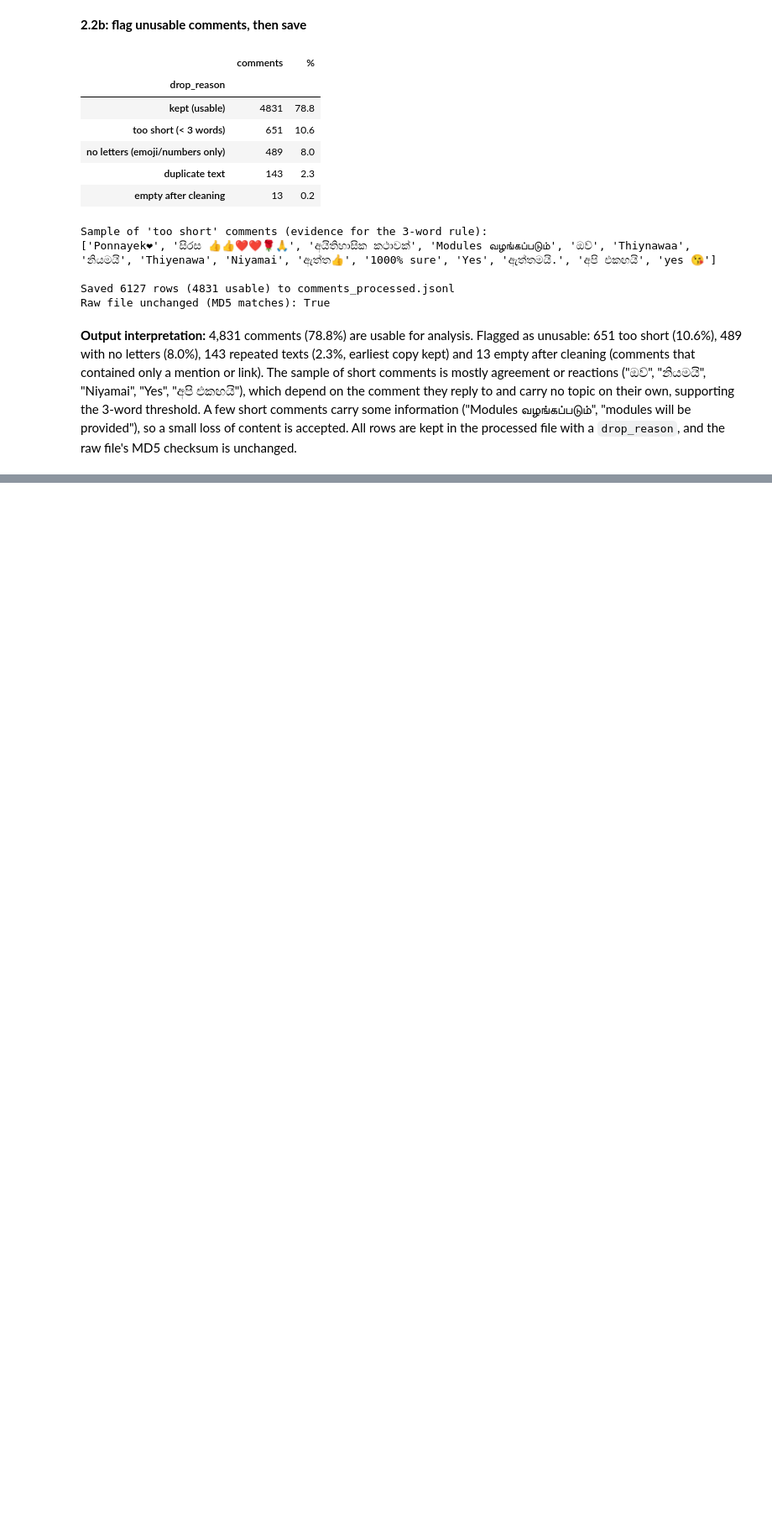
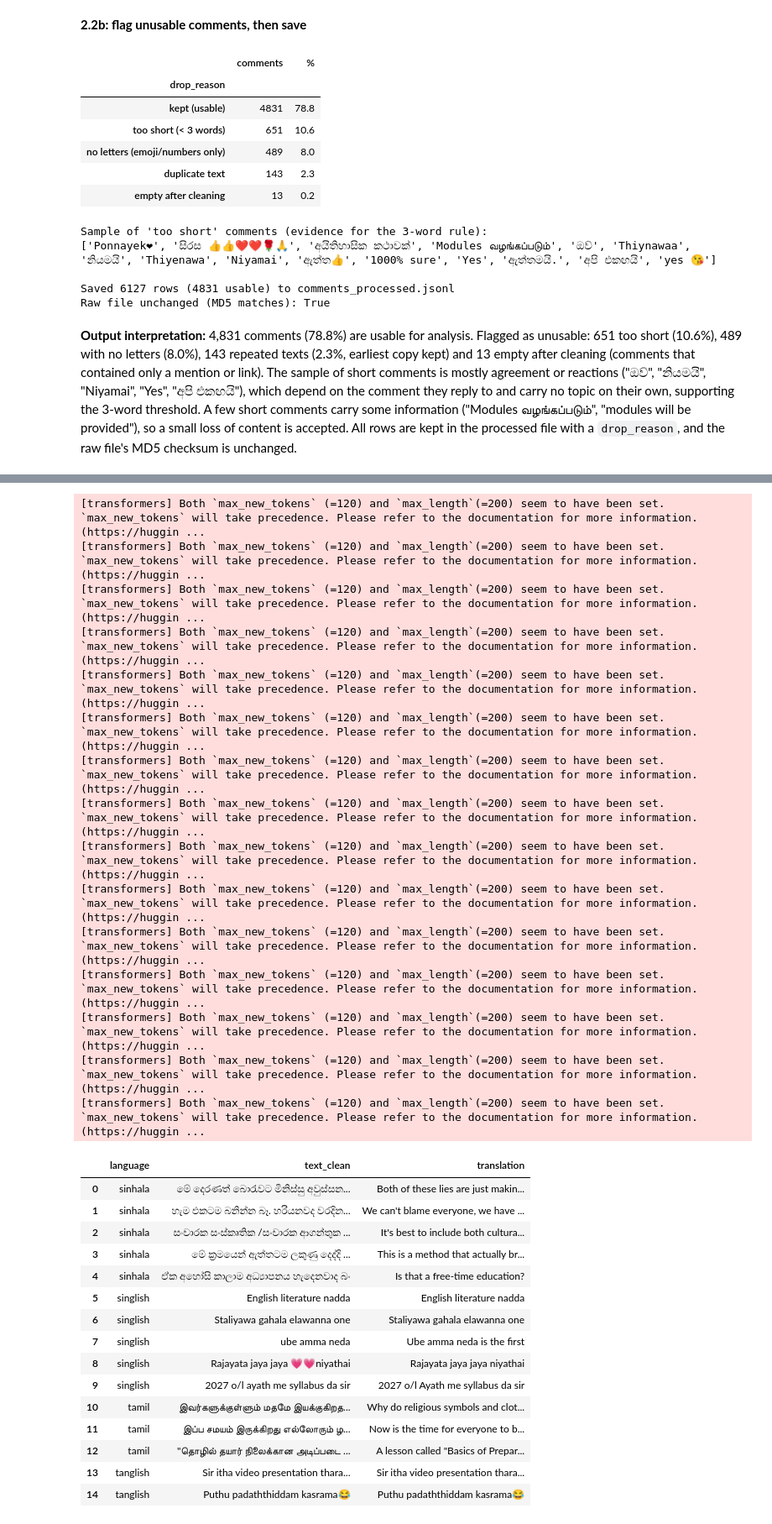
Before and after one commit to SiyumiJayawardhane/sl-edu-reform-voices, a Jupyter notebook: Solution_2410215.ipynb, the cells around one changed output, grey strips where cells are left out. Shown at 84% size. Cells and saved outputs as stored; diff of their text form; code cells hidden in the pictures; blank space fills up the shorter version.

```diff
--- a/Solution_2410215.ipynb
+++ b/Solution_2410215.ipynb
@@ -1140,0 +1331,33 @@ Raw file unchanged (MD5 matches): True
+# %%
+PROC_FILE = f"{PROC_DIR}/comments_processed.jsonl"
+proc = pd.read_json(PROC_FILE, lines=True, convert_dates=False,
+                    dtype={"comment_id": str, "parent_id": str, "video_id": str, "channel_id": str})
+use = proc[proc["usable"]]                      # usable comments with their final 'language' label
+
+!pip install -q transformers sentencepiece
+import torch
+from transformers import AutoTokenizer, AutoModelForSeq2SeqLM
+
+MT_MODEL = "facebook/nllb-200-distilled-600M"
+mt_tok = AutoTokenizer.from_pretrained(MT_MODEL)
+mt = AutoModelForSeq2SeqLM.from_pretrained(MT_MODEL)
+device = "cuda" if torch.cuda.is_available() else "cpu"
+mt.to(device)
+
+# NLLB has no code for romanised Sinhala/Tamil, so they are given the Sinhala/Tamil codes
+SRC = {"sinhala": "sin_Sinh", "singlish": "sin_Sinh", "tamil": "tam_Taml", "tanglish": "tam_Taml"}
+
+def translate(text, src):
+    mt_tok.src_lang = src
+    enc = mt_tok(text, return_tensors="pt", truncation=True, max_length=200).to(device)
+    out = mt.generate(**enc, forced_bos_token_id=mt_tok.convert_tokens_to_ids("eng_Latn"),
+                      max_new_tokens=120)
+    return mt_tok.batch_decode(out, skip_special_tokens=True)[0]
+
+mt_sample = pd.concat([use[use["language"] == lang].sample(n, random_state=SEED)
+                       for lang, n in [("sinhala", 5), ("singlish", 5), ("tamil", 3), ("tanglish", 2)]])
+mt_sample["translation"] = [translate(t, SRC[l]) for t, l in zip(mt_sample["text_clean"], mt_sample["language"])]
+
+pd.set_option("display.max_colwidth", 120)
+mt_sample[["language", "text_clean", "translation"]].reset_index(drop=True)
+# %% [output]
@@ -1140,0 +1368,31 @@ Raw file unchanged (MD5 matches): True
+[transformers] Both `max_new_tokens` (=120) and `max_length`(=200) seem to have been set. `max_new_tokens` will take precedence. Please refer to the documentation for more information. (https://huggin ...
+[transformers] Both `max_new_tokens` (=120) and `max_length`(=200) seem to have been set. `max_new_tokens` will take precedence. Please refer to the documentation for more information. (https://huggin ...
+[transformers] Both `max_new_tokens` (=120) and `max_length`(=200) seem to have been set. `max_new_tokens` will take precedence. Please refer to the documentation for more information. (https://huggin ...
+[transformers] Both `max_new_tokens` (=120) and `max_length`(=200) seem to have been set. `max_new_tokens` will take precedence. Please refer to the documentation for more information. (https://huggin ...
+[transformers] Both `max_new_tokens` (=120) and `max_length`(=200) seem to have been set. `max_new_tokens` will take precedence. Please refer to the documentation for more information. (https://huggin ...
+[transformers] Both `max_new_tokens` (=120) and `max_length`(=200) seem to have been set. `max_new_tokens` will take precedence. Please refer to the documentation for more information. (https://huggin ...
+[transformers] Both `max_new_tokens` (=120) and `max_length`(=200) seem to have been set. `max_new_tokens` will take precedence. Please refer to the documentation for more information. (https://huggin ...
+[transformers] Both `max_new_tokens` (=120) and `max_length`(=200) seem to have been set. `max_new_tokens` will take precedence. Please refer to the documentation for more information. (https://huggin ...
+[transformers] Both `max_new_tokens` (=120) and `max_length`(=200) seem to have been set. `max_new_tokens` will take precedence. Please refer to the documentation for more information. (https://huggin ...
+[transformers] Both `max_new_tokens` (=120) and `max_length`(=200) seem to have been set. `max_new_tokens` will take precedence. Please refer to the documentation for more information. (https://huggin ...
+[transformers] Both `max_new_tokens` (=120) and `max_length`(=200) seem to have been set. `max_new_tokens` will take precedence. Please refer to the documentation for more information. (https://huggin ...
+[transformers] Both `max_new_tokens` (=120) and `max_length`(=200) seem to have been set. `max_new_tokens` will take precedence. Please refer to the documentation for more information. (https://huggin ...
+[transformers] Both `max_new_tokens` (=120) and `max_length`(=200) seem to have been set. `max_new_tokens` will take precedence. Please refer to the documentation for more information. (https://huggin ...
+[transformers] Both `max_new_tokens` (=120) and `max_length`(=200) seem to have been set. `max_new_tokens` will take precedence. Please refer to the documentation for more information. (https://huggin ...
+[transformers] Both `max_new_tokens` (=120) and `max_length`(=200) seem to have been set. `max_new_tokens` will take precedence. Please refer to the documentation for more information. (https://huggin ...
+|  | language | text_clean | translation |
+| 0 | sinhala | මේ දෙරණත් බොරැවට මිනිස්සු අවුස්සන... | Both of these lies are just makin... |
+| 1 | sinhala | හැම එකටම බනින්න බෑ. හරියනවද වරදින... | We can't blame everyone, we have ... |
+| 2 | sinhala | සංචාරක සංස්කෘතික /සංචාරක ආගන්තුක ... | It's best to include both cultura... |
+| 3 | sinhala | මේ ක්‍රමයෙන් ඇත්තටම ලකුණු දෙද්දි ... | This is a method that actually br... |
+| 4 | sinhala | ඒක අහෝසි කාලාම අධ්‍යාපනය හැදෙනවාද බං | Is that a free-time education? |
+| 5 | singlish | English literature nadda | English literature nadda |
+| 6 | singlish | Staliyawa gahala elawanna one | Staliyawa gahala elawanna one |
+| 7 | singlish | ube amma neda | Ube amma neda is the first |
+| 8 | singlish | Rajayata jaya jaya 💗💗niyathai | Rajayata jaya jaya niyathai |
+| 9 | singlish | 2027 o/l ayath me syllabus da sir | 2027 o/l Ayath me syllabus da sir |
+| 10 | tamil | இவர்களுக்குள்ளும் மதமே இயக்குகிறத... | Why do religious symbols and clot... |
+| 11 | tamil | இப்ப சமயம் இருக்கிறது எல்லோரும் ழ... | Now is the time for everyone to b... |
+| 12 | tamil | "தொழில் தயார் நிலைக்கான அடிப்படை ... | A lesson called "Basics of Prepar... |
+| 13 | tanglish | Sir itha video presentation thara... | Sir itha video presentation thara... |
+| 14 | tanglish | Puthu padaththiddam kasrama😂 | Puthu padaththiddam kasrama😂 |
```
Also changed, not shown: parts of 77 cells of this notebook.
